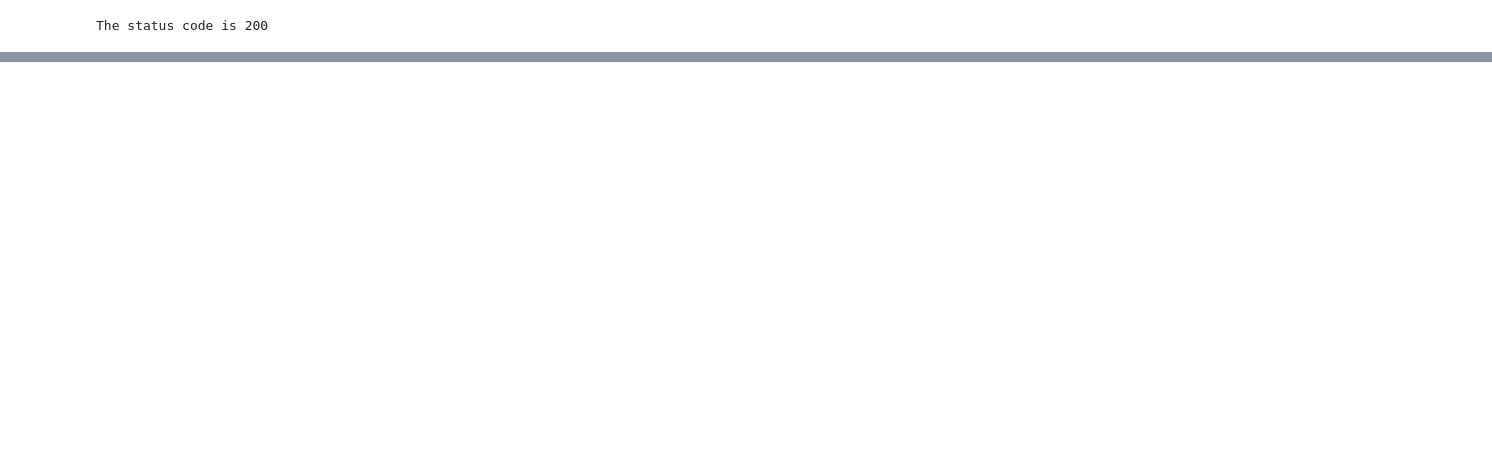
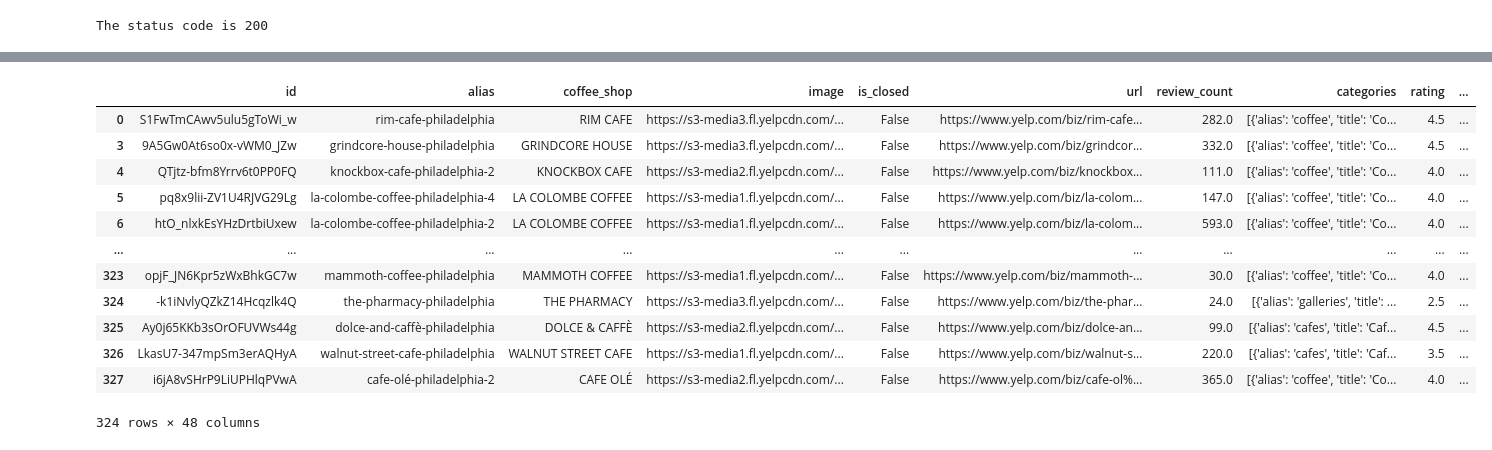
Before and after one commit to miketyburczy/etl-project, a Jupyter notebook: coffee_etl.ipynb, the cells around one changed output, grey strips where cells are left out. Saved outputs shown, nothing was run; the diff lists cells and outputs as text; code cells hidden in the pictures; blank space fills up the shorter version.

```diff
--- a/coffee_etl.ipynb
+++ b/coffee_etl.ipynb
@@ -493,0 +479,18 @@ cleancombineddf
+# %%
+new_combined_df = all_combined_df[all_combined_df['id'].notna()]
+# %%
+new_combined_df
+# %% [output]
+|  | id | alias | coffee_shop | image | is_closed | url | review_count | categories | rating | ... |
+| 0 | S1FwTmCAwv5ulu5gToWi_w | rim-cafe-philadelphia | RIM CAFE | https://s3-media3.fl.yelpcdn.com/... | False | https://www.yelp.com/biz/rim-cafe... | 282.0 | [{'alias': 'coffee', 'title': 'Co... | 4.5 | ... |
+| 3 | 9A5Gw0At6so0x-vWM0_JZw | grindcore-house-philadelphia | GRINDCORE HOUSE | https://s3-media3.fl.yelpcdn.com/... | False | https://www.yelp.com/biz/grindcor... | 332.0 | [{'alias': 'coffee', 'title': 'Co... | 4.5 | ... |
+| 4 | QTjtz-bfm8Yrrv6t0PP0FQ | knockbox-cafe-philadelphia-2 | KNOCKBOX CAFE | https://s3-media2.fl.yelpcdn.com/... | False | https://www.yelp.com/biz/knockbox... | 111.0 | [{'alias': 'coffee', 'title': 'Co... | 4.0 | ... |
+| 5 | pq8x9lii-ZV1U4RJVG29Lg | la-colombe-coffee-philadelphia-4 | LA COLOMBE COFFEE | https://s3-media1.fl.yelpcdn.com/... | False | https://www.yelp.com/biz/la-colom... | 147.0 | [{'alias': 'coffee', 'title': 'Co... | 4.0 | ... |
+| 6 | htO_nlxkEsYHzDrtbiUxew | la-colombe-coffee-philadelphia-2 | LA COLOMBE COFFEE | https://s3-media1.fl.yelpcdn.com/... | False | https://www.yelp.com/biz/la-colom... | 593.0 | [{'alias': 'coffee', 'title': 'Co... | 4.0 | ... |
+| ... | ... | ... | ... | ... | ... | ... | ... | ... | ... | ... |
+| 323 | opjF_JN6Kpr5zWxBhkGC7w | mammoth-coffee-philadelphia | MAMMOTH COFFEE | https://s3-media1.fl.yelpcdn.com/... | False | https://www.yelp.com/biz/mammoth-... | 30.0 | [{'alias': 'coffee', 'title': 'Co... | 4.0 | ... |
+| 324 | -k1iNvlyQZkZ14Hcqzlk4Q | the-pharmacy-philadelphia | THE PHARMACY | https://s3-media3.fl.yelpcdn.com/... | False | https://www.yelp.com/biz/the-phar... | 24.0 | [{'alias': 'galleries', 'title': ... | 2.5 | ... |
+| 325 | Ay0j65KKb3sOrOFUVWs44g | dolce-and-caffè-philadelphia | DOLCE & CAFFÈ | https://s3-media2.fl.yelpcdn.com/... | False | https://www.yelp.com/biz/dolce-an... | 99.0 | [{'alias': 'cafes', 'title': 'Caf... | 4.5 | ... |
+| 326 | LkasU7-347mpSm3erAQHyA | walnut-street-cafe-philadelphia | WALNUT STREET CAFE | https://s3-media1.fl.yelpcdn.com/... | False | https://www.yelp.com/biz/walnut-s... | 220.0 | [{'alias': 'cafes', 'title': 'Caf... | 3.5 | ... |
+| 327 | i6jA8vSHrP9LiUPHlqPVwA | cafe-olé-philadelphia-2 | CAFE OLÉ | https://s3-media2.fl.yelpcdn.com/... | False | https://www.yelp.com/biz/cafe-ol%... | 365.0 | [{'alias': 'coffee', 'title': 'Co... | 4.0 | ... |
+324 rows × 48 columns
```
Also changed, not shown: parts of 43 cells of this notebook, 5 other files.
